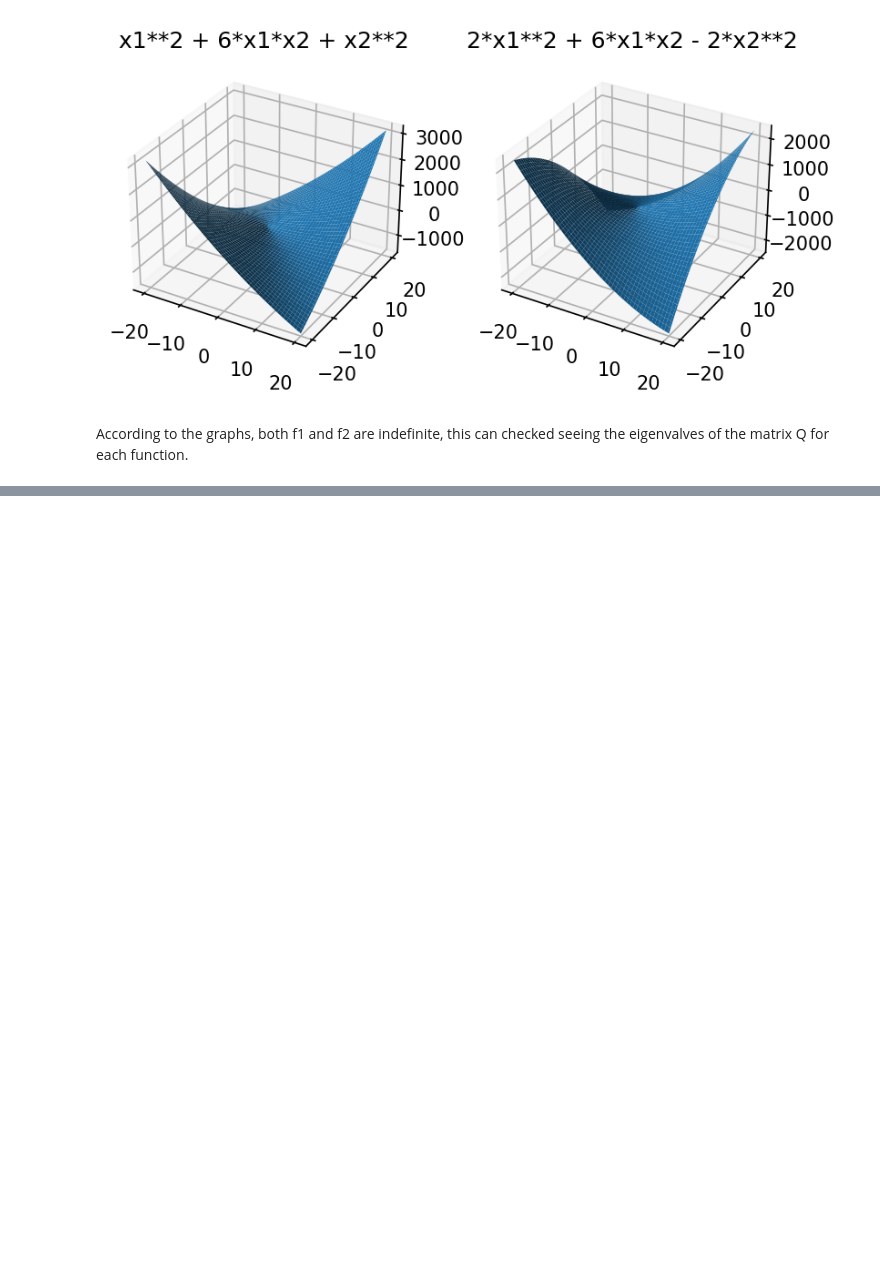
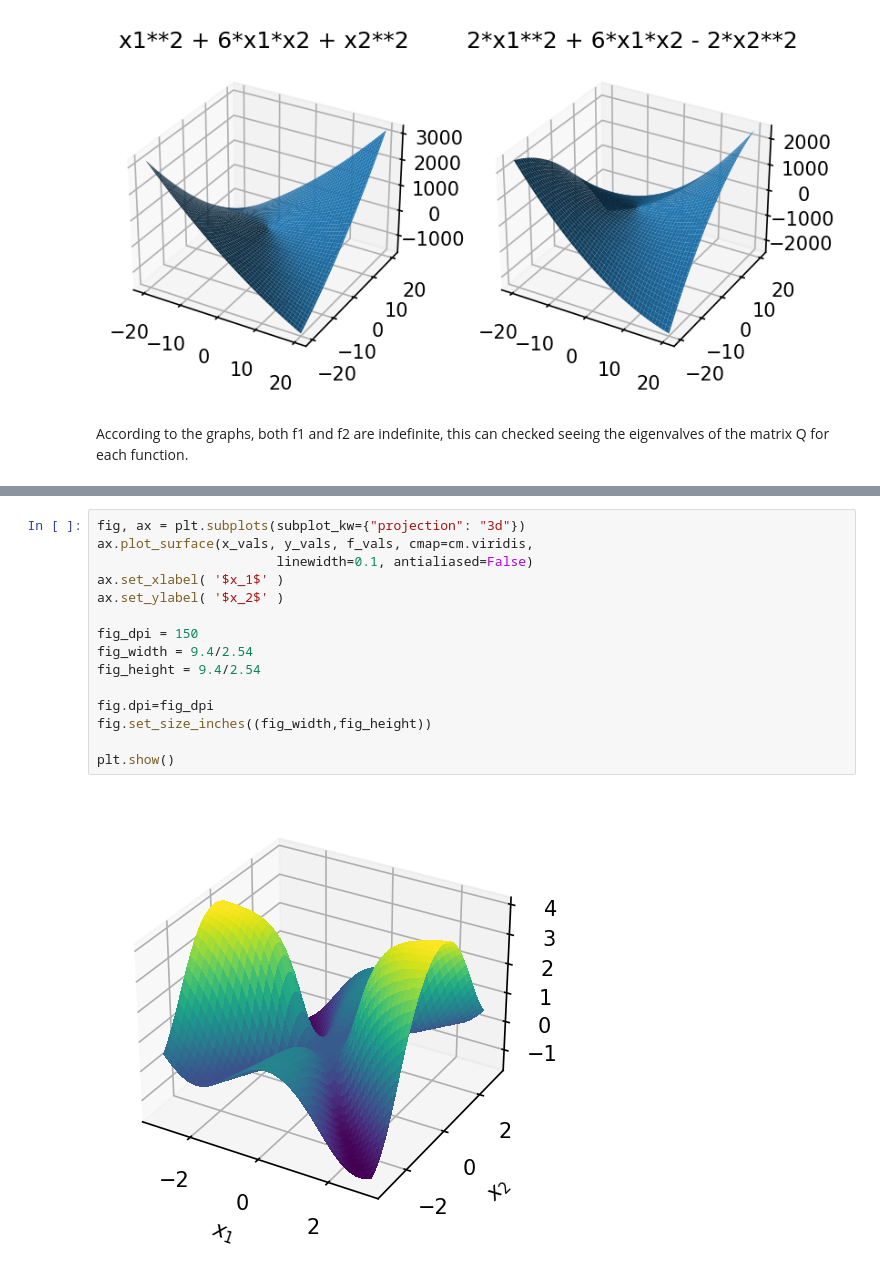
Before and after one commit to lufgarciaar/num_analysis_exercises, a Jupyter notebook: numeric_analysis_exercises/cap2_linear_algebra_review.ipynb, the cells around one changed output, grey strips where cells are left out. Cells and saved outputs as stored; diff of their text form; blank space fills up the shorter version.

```diff
--- a/numeric_analysis_exercises/cap2_linear_algebra_review.ipynb
+++ b/numeric_analysis_exercises/cap2_linear_algebra_review.ipynb
@@ -224,0 +261,17 @@ Is  2*x1*x2 + 2*x1*x3 + 2*x1 + 2*x2*x3 + 2*x3  negative? False
+# %%
+fig, ax = plt.subplots(subplot_kw={"projection": "3d"})
+ax.plot_surface(x_vals, y_vals, f_vals, cmap=cm.viridis,
+                       linewidth=0.1, antialiased=False)
+ax.set_xlabel( '$x_1$' )
+ax.set_ylabel( '$x_2$' )
+
+fig_dpi = 150
+fig_width = 9.4/2.54
+fig_height = 9.4/2.54
+
+fig.dpi=fig_dpi
+fig.set_size_inches((fig_width,fig_height))
+
+plt.show()
+# %% [output]
+[figure, added]
```
Also changed, not shown: parts of 10 cells of this notebook.
